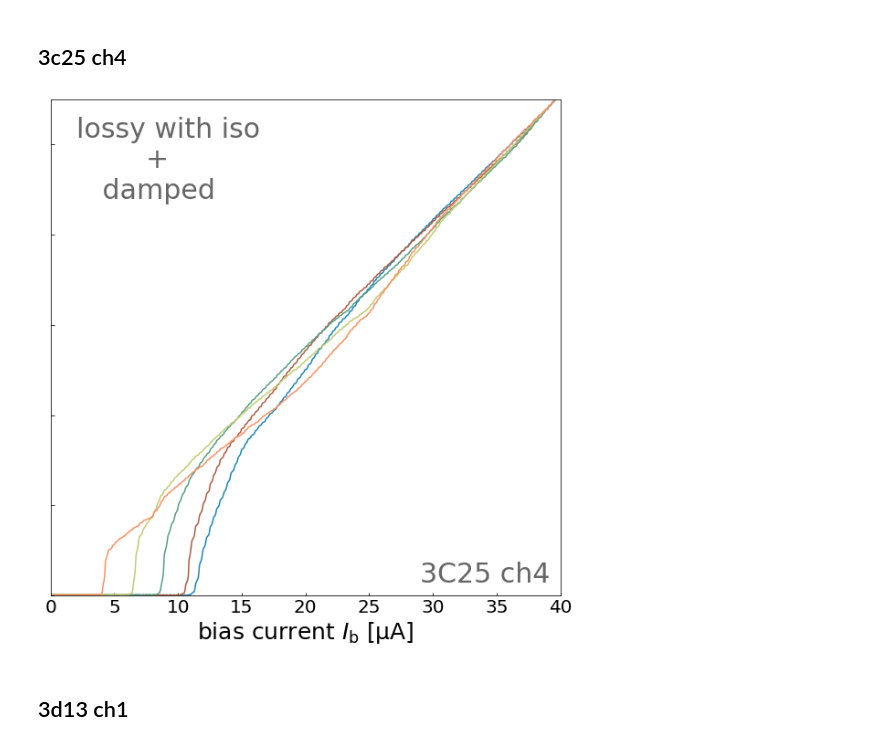
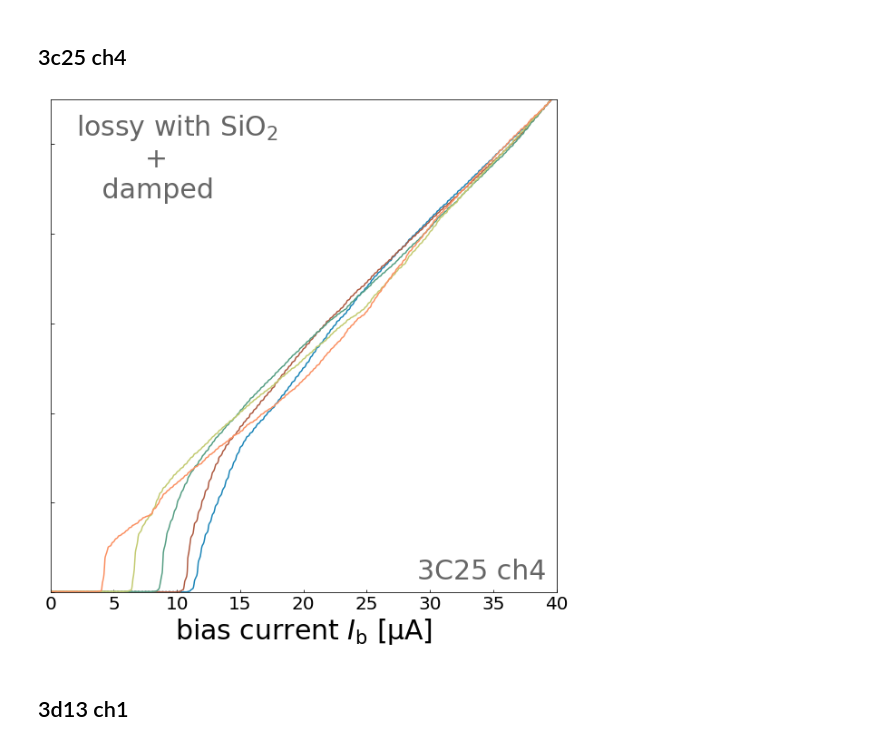
Before and after one commit to nkahne/Master-Thesis, a Jupyter notebook: Figures/all_IV/all_IV_thesis.ipynb, the cells around one changed output. Drawn from its saved outputs; the diff is of its cells as text; code cells hidden in the pictures.

```diff
--- a/Figures/all_IV/all_IV_thesis.ipynb
+++ b/Figures/all_IV/all_IV_thesis.ipynb
@@ -3,8 +3,8 @@ import numpy as np
 import matplotlib.pyplot as plt
 
 plt.rcParams['figure.figsize'] = [10, 10]
-plt.rcParams['legend.fontsize'] = 15
-plt.rcParams['axes.labelsize'] = 25
+plt.rcParams['legend.fontsize'] = 25
+plt.rcParams['axes.labelsize'] = 30
 plt.rcParams['font.size'] = 30
 plt.rcParams['xtick.labelsize'] = 20
 plt.rcParams['ytick.labelsize'] = 20
@@ -279,35 +279,35 @@ dvmax=29.5
 Mf=40.18
 typ='Lisod'
 phi=np.array([7.12,14.25,21.37,28.49,35.86])
 
 #IV
 
 t, gen, V = np.loadtxt(open('IV_1_' + f'{chip}' + '_ch4.csv').readlines()[:-2], skiprows=4, usecols=(0,1,2), delimiter = ',', unpack=True)
 t2, gen2, V2 = np.loadtxt(open('IV_2_' + f'{chip}' + '_ch4.csv').readlines()[:-2], skiprows=4, usecols=(0,1,2), delimiter = ',', unpack=True)
 t3, gen3, V3 = np.loadtxt(open('IV_3_' + f'{chip}' + '_ch4.csv').readlines()[:-2], skiprows=4, usecols=(0,1,2), delimiter = ',', unpack=True)
 t4, gen4, V4 = np.loadtxt(open('IV_4_' + f'{chip}' + '_ch4.csv').readlines()[:-2], skiprows=4, usecols=(0,1,2), delimiter = ',', unpack=True)
 t5, gen5, V5 = np.loadtxt(open('IV_5_' + f'{chip}' + '_ch4.csv').readlines()[:-2], skiprows=4, usecols=(0,1,2), delimiter = ',', unpack=True)
 
 plt.plot((gen+0.5)*Ib_gen, (V/2)*1000-abs(min((V/2)*1000)), label=r'$\Phi_{\rm s}$ =' + f'{round(phi[0]/Mf, 2)}' + '$\Phi_0$')
 plt.plot((gen2+0.5)*Ib_gen, (V2/2)*1000-abs(min((V2/2)*1000)), label=r'$\Phi_{\rm s}$ =' + f'{round(phi[1]/Mf, 2)}' + '$\Phi_0$')
 plt.plot((gen3+0.5)*Ib_gen, (V3/2)*1000-abs(min((V/2)*1000)), label=r'$\Phi_{\rm s}$ =' + f'{round(phi[2]/Mf, 2)}' + '$\Phi_0$')
 plt.plot((gen4+0.5)*Ib_gen, (V4/2)*1000-abs(min((V/2)*1000)), label=r'$\Phi_{\rm s}$ =' + f'{round(phi[3]/Mf, 2)}' + '$\Phi_0$')
 plt.plot((gen5+0.5)*Ib_gen, (V5/2)*1000-abs(min((V/2)*1000)), label=r'$\Phi_{\rm s}$ =' + f'{round(phi[4]/Mf, 2)}' + '$\Phi_0$')
 
 plt.tick_params(axis='y', which='both', bottom=True, top=False, left=True, right=False, labelbottom=False, labelleft=False)
 plt.xlabel(r'bias current $I_{\rm b}$ [µA]')
 #plt.ylabel(r'voltage $V_{\rm s}$ [µV]')
 plt.ylim(0,110)
 plt.xlim(0,40)
 #plt.ylim(0,40)
 #plt.xlim(0,20)
-plt.text(2,88,'lossy with iso \n        + \n   damped')
+plt.text(2,88,'lossy with $\mathrm{SiO_2}$ \n        + \n   damped')
 plt.text(29,3,'3C25 ch4')
 #plt.title('FE (' + f'{typ}' + '): IV (' + f'{chip}' + ' ch4, T=' + f'{temp}' + ' [' + f'{dev}' + '])')
 #plt.legend(frameon=False)
 plt.savefig('IV_' + f'{chip}' + '_ch4.pdf')
 # %% [output]
-[figure, old version]
+[figure, new version]
 # %% [markdown]
 ## 3d13 ch1
 # %%
```
Also changed, not shown: parts of 5 cells of this notebook, 38 other files.
